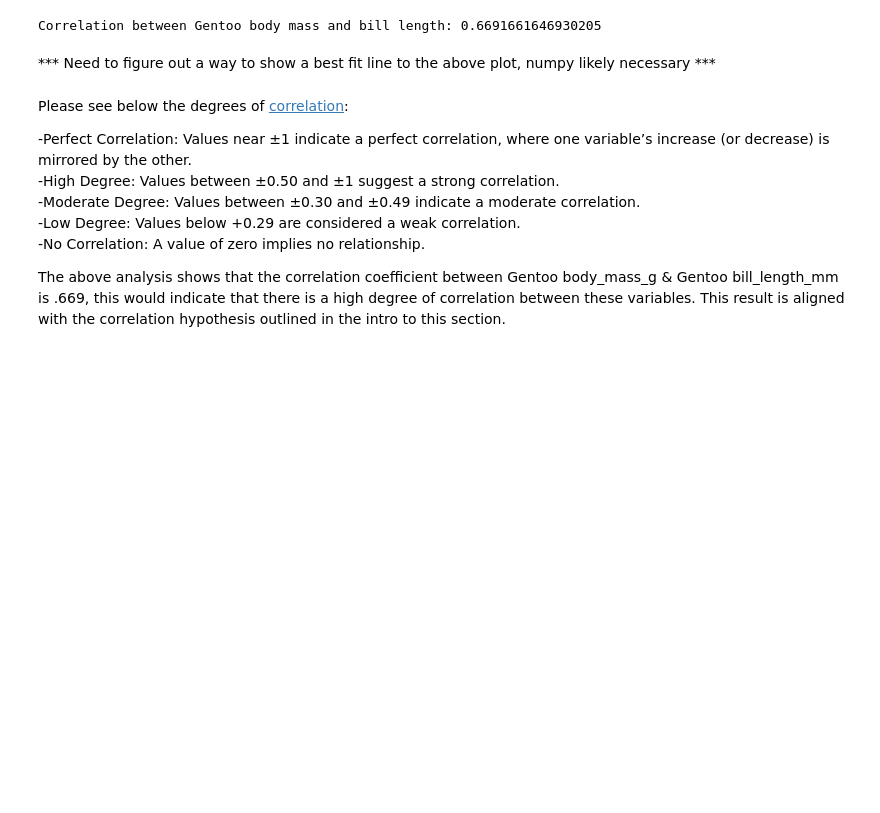
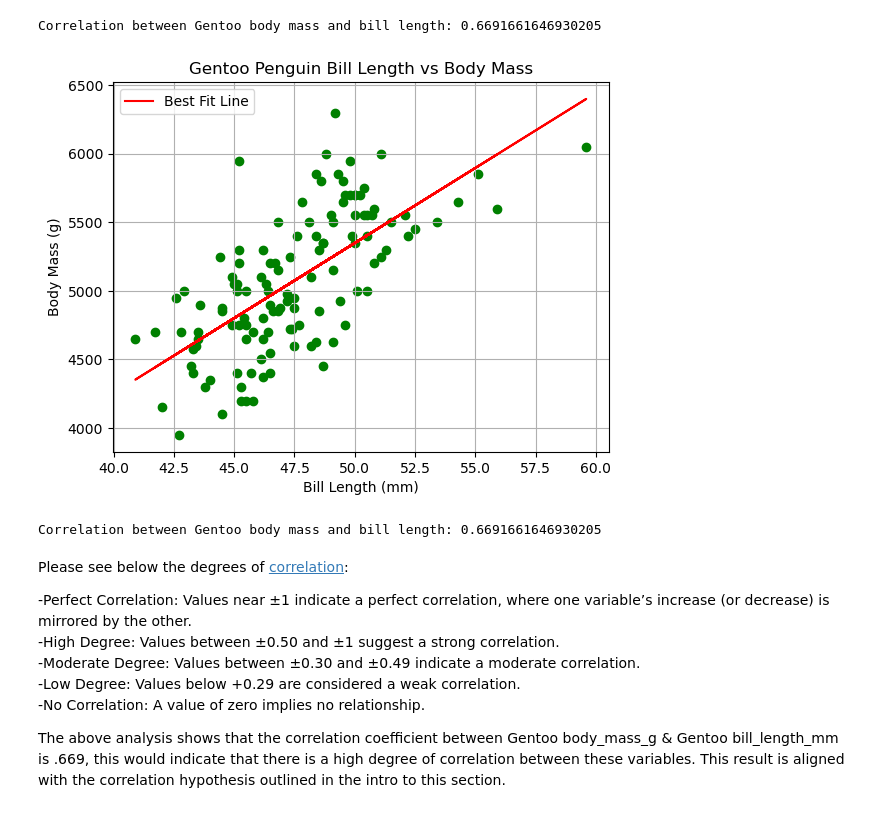
Before and after one commit to CianGallagher/principles-of-data-analytics, a Jupyter notebook: penguins.ipynb, the cells around one changed output. Drawn from its saved outputs; the diff is of its cells as text; code cells hidden in the pictures; blank space fills up the shorter version.

Commit message:
Best fit line plotted over previous scatter

```diff
--- a/penguins.ipynb
+++ b/penguins.ipynb
@@ -163,8 +164,33 @@ print("Correlation between Gentoo body mass and bill length:", r)
 # %% [output]
 [figure]
 Correlation between Gentoo body mass and bill length: 0.6691661646930205
-# %% [markdown]
-*** Need to figure out a way to show a best fit line to the above plot, numpy likely necessary ***
+# %%
+# dropna method used to fix polyfit errors by removing rows with missing values..
+gentoo_data = gentoo_data.dropna(subset=['bill_length_mm', 'body_mass_g'])
+
+# New scatter plot
+plt.scatter(gentoo_data['bill_length_mm'], gentoo_data['body_mass_g'], color='green')
+plt.title('Gentoo Penguin Bill Length vs Body Mass')
+plt.xlabel('Bill Length (mm)')
+plt.ylabel('Body Mass (g)')
+plt.grid(True)
+
+# Axes allocation to be used as arguments in polyfit function
+x = gentoo_data['bill_length_mm']
+y = gentoo_data['body_mass_g']
+
+# numpy polyfit method used to calculate and assign the slope (m) and the y intercept. Since this is a straight line 1 is used as the third argument.
+m, b = np.polyfit(x, y, 1)
+# Best fit line plotted using linear equation for a stright line y = mx + b.
+plt.plot(x, m*x + b, color='red', label='Best Fit Line')
+
+plt.legend()
+plt.show()
+
+print("Correlation between Gentoo body mass and bill length:", r)
+# %% [output]
+[figure, added]
+Correlation between Gentoo body mass and bill length: 0.6691661646930205
 # %% [markdown]
 Please see below the degrees of [correlation](https://www.statisticssolutions.com/free-resources/directory-of-statistical-analyses/pearsons-correlation-coefficient/):
 
```
Also changed, not shown: parts of 1 cell of this notebook.
